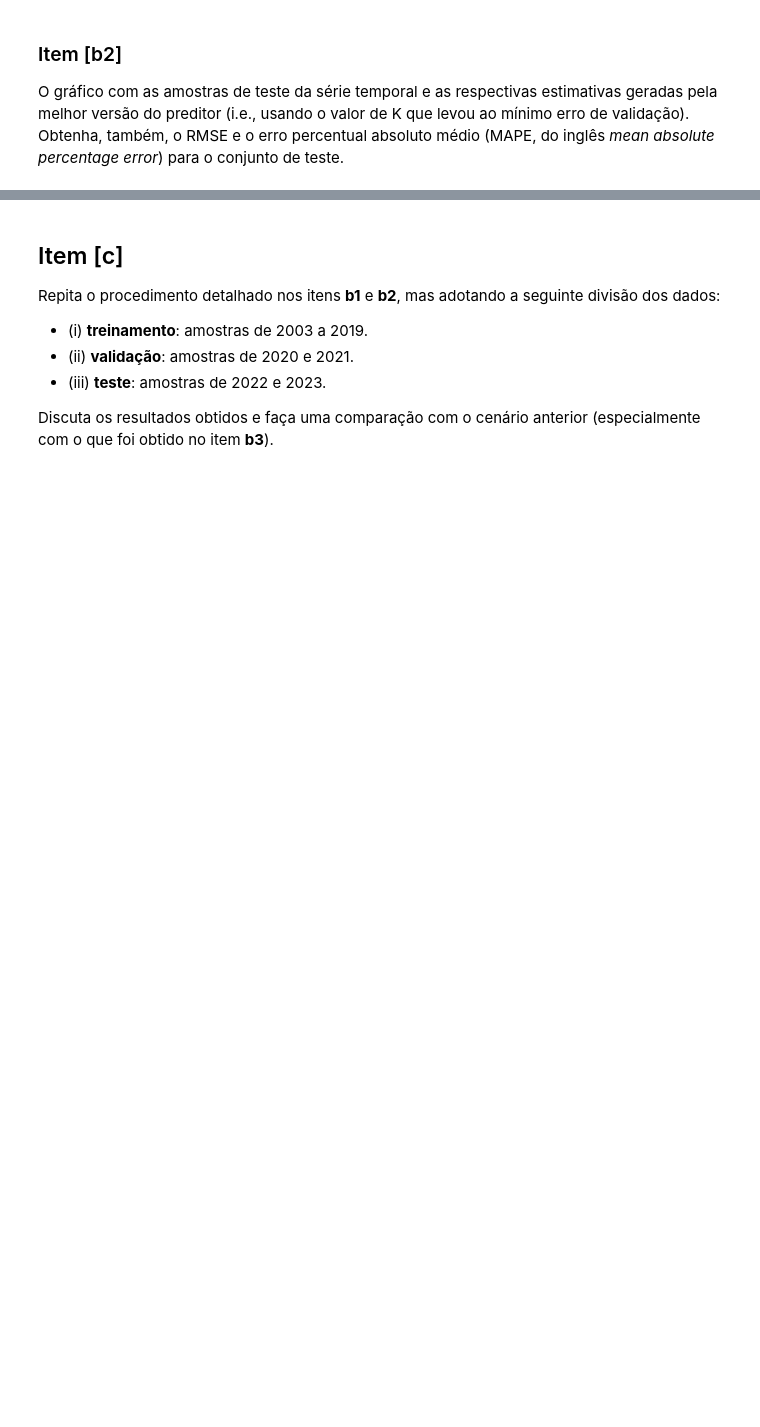
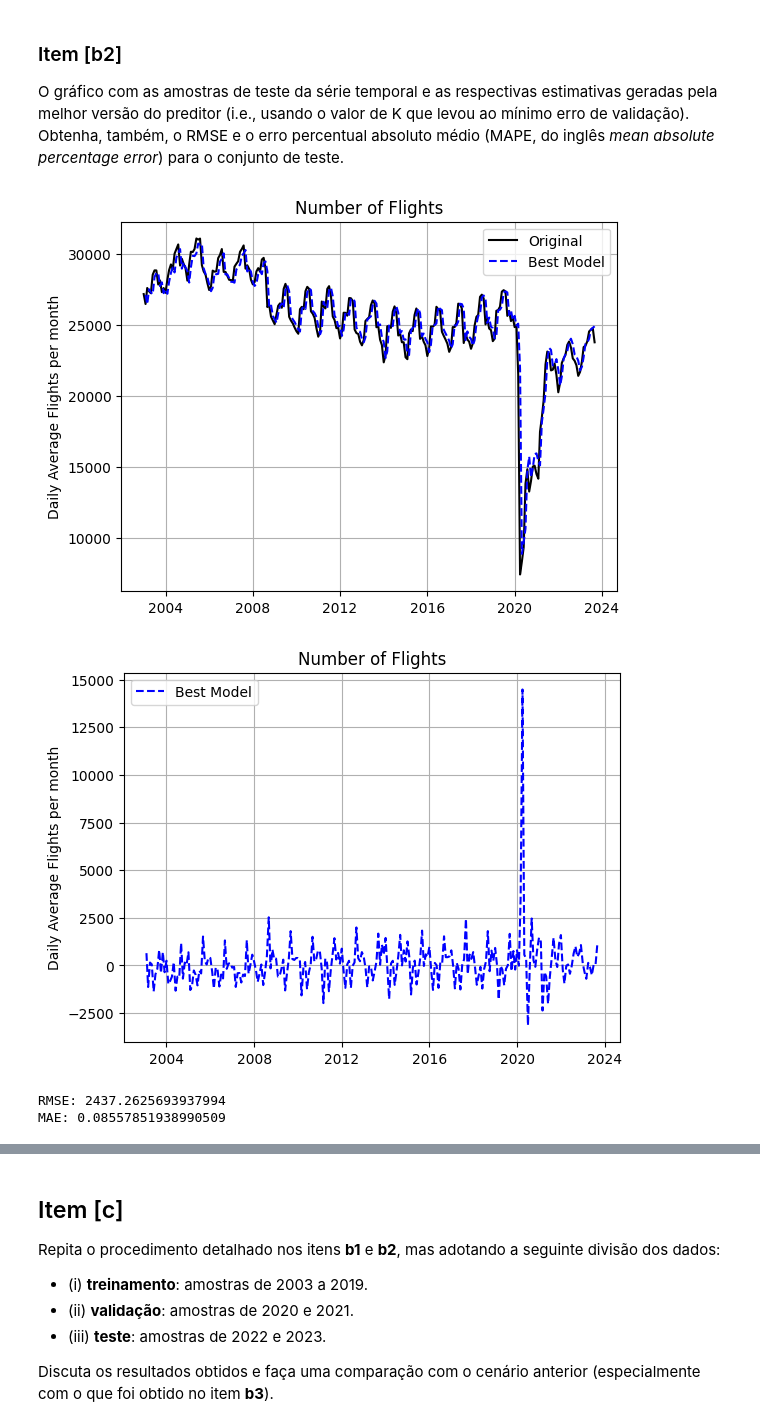
Before and after one commit to TiagoCAAmorim/machine_learning, a Jupyter notebook: Lista01/Lista01.ipynb, the cells around one changed output, grey strips where cells are left out. Saved outputs shown, nothing was run; the diff lists cells and outputs as text; code cells hidden in the pictures; blank space fills up the shorter version.

```diff
--- a/Lista01/Lista01.ipynb
+++ b/Lista01/Lista01.ipynb
@@ -355,6 +456,58 @@ plt.show()
 
 O gráfico com as amostras de teste da série temporal e as respectivas estimativas geradas pela melhor
 versão do preditor (i.e., usando o valor de K que levou ao mínimo erro de validação). Obtenha, também, o RMSE e o erro percentual absoluto médio (MAPE, do inglês _mean absolute percentage error_) para o conjunto de teste.
+# %%
+if alpha_list[i_best]==0:
+    best_model = LinearRegression()
+else:
+    best_model = ElasticNet(alpha=alpha_list[i_best], l1_ratio=l1_ratio_list[i_best])
+train_model(
+    model=best_model,
+    k_variables=k_best,
+    df=df_train_val[k_best:])
+
+y_predict = get_predict(
+    model=best_model,
+    k_variables=k_best,
+    df=df[k_best:])
+# %%
+plt.plot(df['y'], color='black', linestyle='-', label='Original')
+plt.plot(df.index[k_best:], y_predict, color='blue', linestyle='--', label='Best Model')
+
+scaler.inverse_transform(df[f'x_{k+1}'].values.reshape(-1, 1))
+
+plt.ylabel('Daily Average Flights per month')
+plt.title('Number of Flights')
+plt.legend()
+plt.grid(True)
+plt.show()
+
+plt.plot(df.index[k_best:], y_predict-df['y'][k_best:], color='blue', linestyle='--', label='Best Model')
+
+scaler.inverse_transform(df[f'x_{k+1}'].values.reshape(-1, 1))
+
+plt.ylabel('Daily Average Flights per month')
+plt.title('Number of Flights')
+plt.legend()
+plt.grid(True)
+plt.show()
+# %% [output]
+[figure, added]
+[figure, added]
+# %%
+y_test_predict = get_predict(
+    model=best_model,
+    k_variables=k_best,
+    df=df_test)
+
+rmse = root_mean_squared_error(df_test['y'], y_test_predict)
+mae = mean_absolute_percentage_error(df_test['y'], y_test_predict)
+
+print(f'RMSE: {rmse}')
+print(f'MAE: {mae}')
+# %% [output]
+RMSE: 2437.2625693937994
+MAE: 0.08557851938990509
 # %% [markdown]
 ### Item [b3]
 
```
Also changed, not shown: parts of 13 cells of this notebook.
